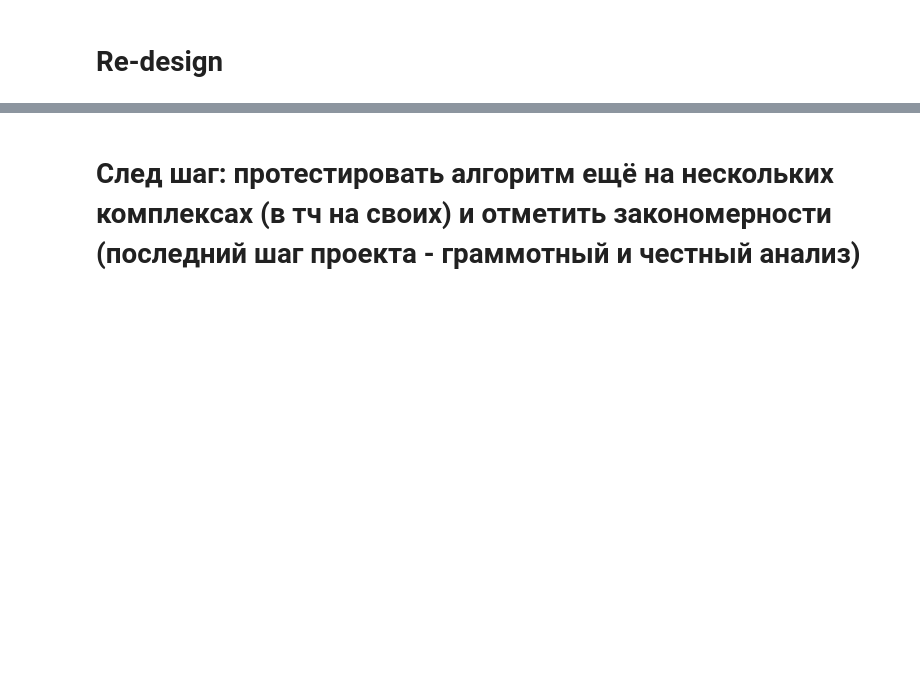
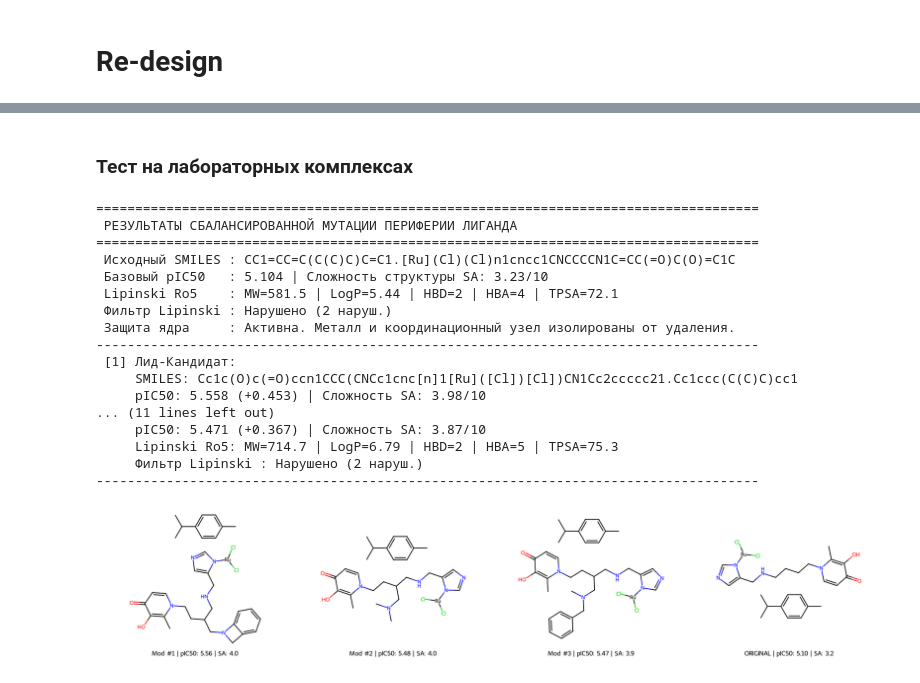
Before and after one commit to iaroslavbelavskii/anticancer-ml-project, a Jupyter notebook: ANTICANCER ACTIVITY FINAL/design.ipynb, the cells around one changed output, grey strips where cells are left out. Cells and saved outputs as stored; diff of their text form; code cells hidden in the pictures; blank space fills up the shorter version.

Commit message:
tested my lab Ru complexes and made some conclusions

```diff
--- a/ANTICANCER ACTIVITY FINAL/design.ipynb
+++ b/ANTICANCER ACTIVITY FINAL/design.ipynb
@@ -468,2 +409,31 @@ advanced_balanced_optimization(
-# %% [markdown]
-# След шаг: протестировать алгоритм ещё на нескольких комплексах (в тч на своих) и отметить закономерности (последний шаг проекта - граммотный и честный анализ)
+# %% [markdown]
+### Тест на лабораторных комплексах
+# %%
+# Код комплекса, где остов 4-ImButHpH координирован Ru, а п-цимол находится в сфере.
+my_lab_complex = "CC1=CC=C(C(C)C)C=C1.[Ru](Cl)(Cl)n1cncc1CNCCCCN1C=CC(=O)C(O)=C1C"
+
+advanced_balanced_optimization(
+    designer,
+    input_smiles=my_lab_complex,
+    fragments_pool=atlas_fragments_pool,
+    max_candidates=3
+)
+# %% [output]
+=====================================================================================
+ РЕЗУЛЬТАТЫ СБАЛАНСИРОВАННОЙ МУТАЦИИ ПЕРИФЕРИИ ЛИГАНДА
+=====================================================================================
+ Исходный SMILES : CC1=CC=C(C(C)C)C=C1.[Ru](Cl)(Cl)n1cncc1CNCCCCN1C=CC(=O)C(O)=C1C
+ Базовый pIC50   : 5.104 | Сложность структуры SA: 3.23/10
+ Lipinski Ro5    : MW=581.5 | LogP=5.44 | HBD=2 | HBA=4 | TPSA=72.1
+ Фильтр Lipinski : Нарушено (2 наруш.)
+ Защита ядра     : Активна. Металл и координационный узел изолированы от удаления.
+-------------------------------------------------------------------------------------
+ [1] Лид-Кандидат:
+     SMILES: Cc1c(O)c(=O)ccn1CCC(CNCc1cnc[n]1[Ru]([Cl])[Cl])CN1Cc2ccccc21.Cc1ccc(C(C)C)cc1
+     pIC50: 5.558 (+0.453) | Сложность SA: 3.98/10
+... (11 lines left out)
+     pIC50: 5.471 (+0.367) | Сложность SA: 3.87/10
+     Lipinski Ro5: MW=714.7 | LogP=6.79 | HBD=2 | HBA=5 | TPSA=75.3
+     Фильтр Lipinski : Нарушено (2 наруш.)
+-------------------------------------------------------------------------------------
+[figure, added]
```
Also changed, not shown: parts of 10 cells of this notebook, 3 other files.
